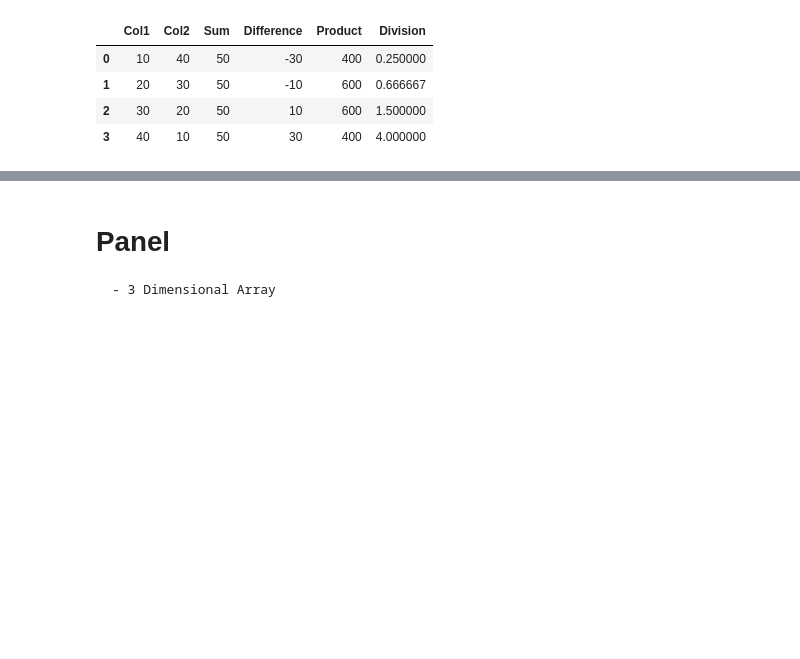
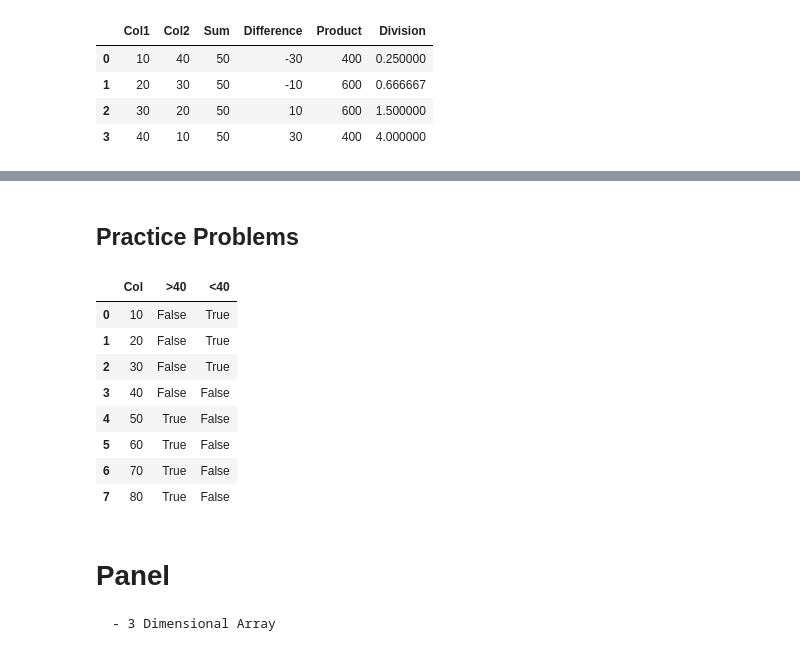
Before and after one commit to RealHaroon/Data-Analytics, a Jupyter notebook: Notebooks/Pandas/Pandas Datastructure.ipynb, the cells around one changed output, grey strips where cells are left out. Drawn from its saved outputs; the diff is of its cells as text; code cells hidden in the pictures; blank space fills up the shorter version.

```diff
--- a/Notebooks/Pandas/Pandas Datastructure.ipynb
+++ b/Notebooks/Pandas/Pandas Datastructure.ipynb
@@ -215,3 +290,20 @@ df
+# %% [markdown]
+## Practice Problems
+# %%
+df=pd.DataFrame({ "Col":[10,20,30,40,50,60,70,80]})
+df[">40"]=df["Col"] > 40
+df["<40"]=df["Col"] < 40
+df
+# %% [output]
+|  | Col | >40 | <40 |
+| 0 | 10 | False | True |
+| 1 | 20 | False | True |
+| 2 | 30 | False | True |
+| 3 | 40 | False | False |
+| 4 | 50 | True | False |
+| 5 | 60 | True | False |
+| 6 | 70 | True | False |
+| 7 | 80 | True | False |
 # %% [markdown]
 # Panel
     - 3 Dimensional Array
```
Also changed, not shown: parts of 10 cells of this notebook.
